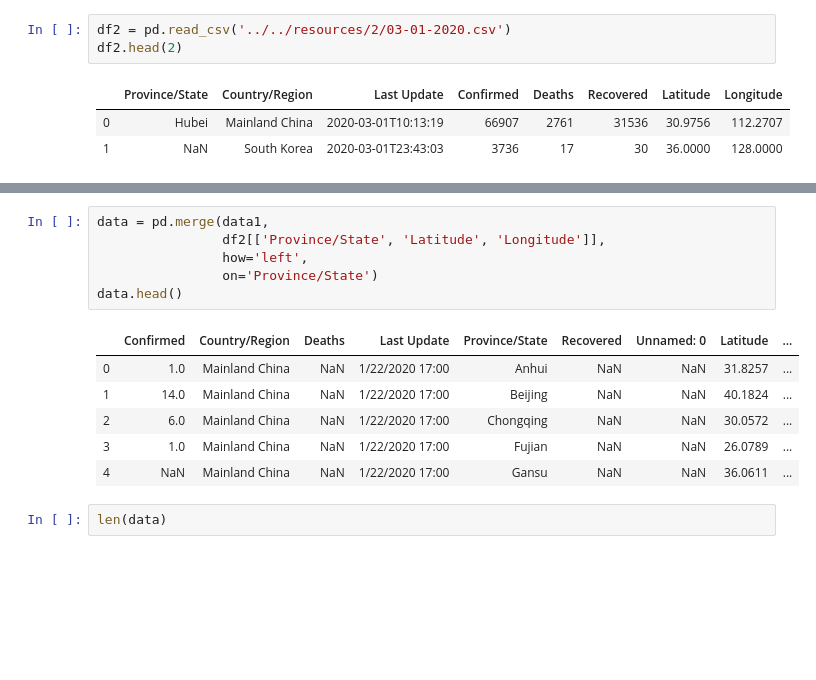
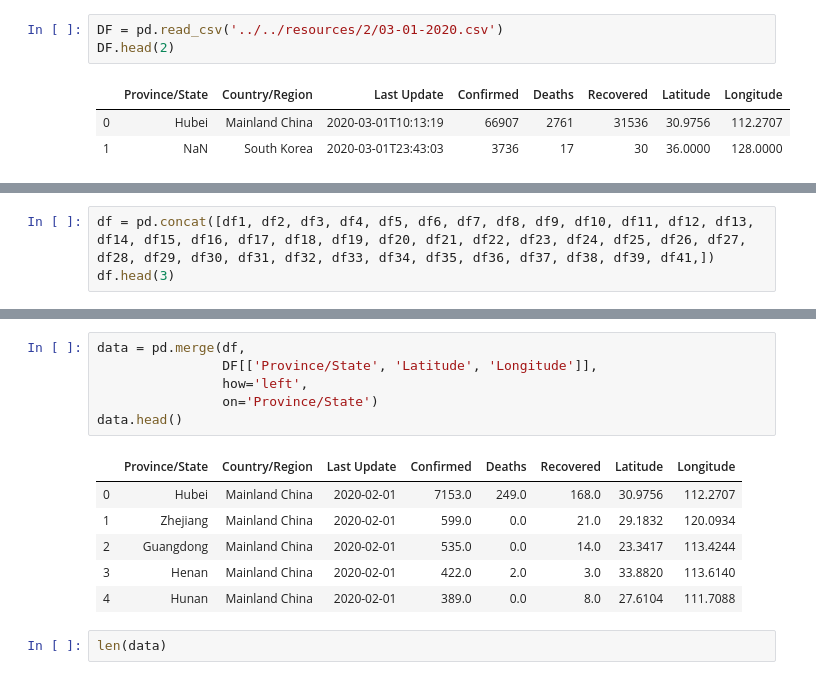
Before and after one commit to whysoq520/covid-19-Analysis, a Jupyter notebook: combine1.ipynb, the cells around one changed output, grey strips where cells are left out. Cells and saved outputs as stored; diff of their text form; blank space fills up the shorter version.

Commit message:
update combine1 data1 still notworking need to look for different way for coordinates

```diff
--- a/combine1.ipynb
+++ b/combine1.ipynb
@@ -97,6 +144,6 @@ df42
 # %%
-df2 = pd.read_csv('../../resources/2/03-01-2020.csv')
-df2.head(2)
+DF = pd.read_csv('../../resources/2/03-01-2020.csv')
+DF.head(2)
 # %% [output]
 |  | Province/State | Country/Region | Last Update | Confirmed | Deaths | Recovered | Latitude | Longitude |
 | 0 | Hubei | Mainland China | 2020-03-01T10:13:19 | 66907 | 2761 | 31536 | 30.9756 | 112.2707 |
@@ -116,0 +157,3 @@ To retain the current behavior and silence the warning, pass 'sort=True'.
+# %%
+df = pd.concat([df1, df2, df3, df4, df5, df6, df7, df8, df9, df10, df11, df12, df13, df14, df15, df16, df17, df18, df19, df20, df21, df22, df23, df24, df25, df26, df27, df28, df29, df30, df31, df32, df33, df34, df35, df36, df37, df38, df39, df41,])
+df.head(3)
@@ -119,18 +167,18 @@ len(data1)
 # %% [output]
 2840
 # %%
-data = pd.merge(data1,
-                df2[['Province/State', 'Latitude', 'Longitude']],
+data = pd.merge(df,
+                DF[['Province/State', 'Latitude', 'Longitude']],
                 how='left',
                 on='Province/State')
 data.head()
 # %% [output]
-|  | Confirmed | Country/Region | Deaths | Last Update | Province/State | Recovered | Unnamed: 0 | Latitude | ... |
-| 0 | 1.0 | Mainland China | NaN | 1/22/2020 17:00 | Anhui | NaN | NaN | 31.8257 | ... |
-| 1 | 14.0 | Mainland China | NaN | 1/22/2020 17:00 | Beijing | NaN | NaN | 40.1824 | ... |
-| 2 | 6.0 | Mainland China | NaN | 1/22/2020 17:00 | Chongqing | NaN | NaN | 30.0572 | ... |
-| 3 | 1.0 | Mainland China | NaN | 1/22/2020 17:00 | Fujian | NaN | NaN | 26.0789 | ... |
-| 4 | NaN | Mainland China | NaN | 1/22/2020 17:00 | Gansu | NaN | NaN | 36.0611 | ... |
+|  | Province/State | Country/Region | Last Update | Confirmed | Deaths | Recovered | Latitude | Longitude |
+| 0 | Hubei | Mainland China | 2020-02-01 | 7153.0 | 249.0 | 168.0 | 30.9756 | 112.2707 |
+| 1 | Zhejiang | Mainland China | 2020-02-01 | 599.0 | 0.0 | 21.0 | 29.1832 | 120.0934 |
+| 2 | Guangdong | Mainland China | 2020-02-01 | 535.0 | 0.0 | 14.0 | 23.3417 | 113.4244 |
+| 3 | Henan | Mainland China | 2020-02-01 | 422.0 | 2.0 | 3.0 | 33.8820 | 113.6140 |
+| 4 | Hunan | Mainland China | 2020-02-01 | 389.0 | 0.0 | 8.0 | 27.6104 | 111.7088 |
 # %%
 len(data)
 # %% [output]
```
Also changed, not shown: parts of 6 cells of this notebook, 1 other file.
